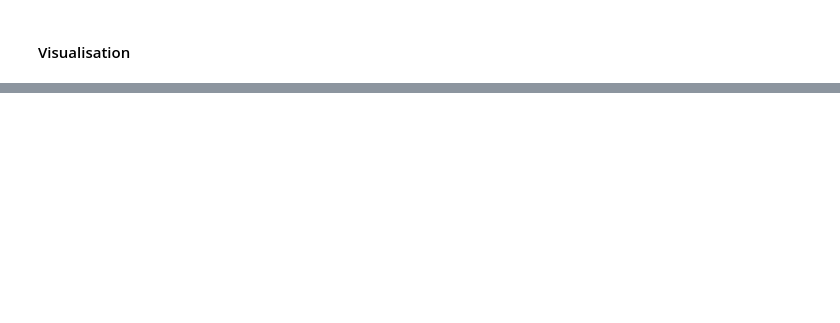
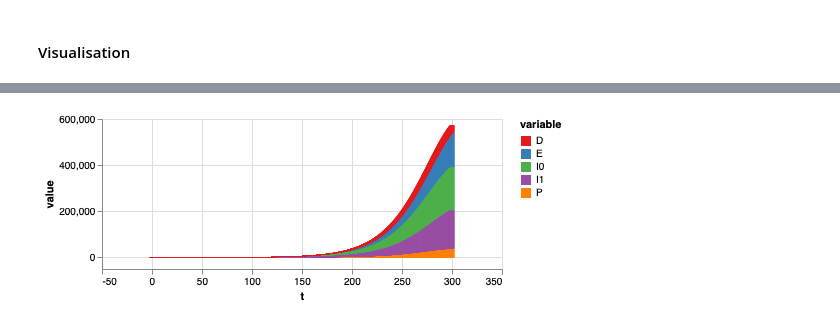
Before and after one commit to rex1fernando/coronavirus, a Jupyter notebook: model.ipynb, the cells around one changed output, grey strips where cells are left out. Saved outputs shown, nothing was run; the diff lists cells and outputs as text; code cells hidden in the pictures; blank space fills up the shorter version.

```diff
--- a/model.ipynb
+++ b/model.ipynb
@@ -119,0 +99,9 @@ sir_out
+# %%
+alt.Chart(plot_values, height=150).mark_bar().encode(
+    x='t',
+    y=alt.Y('value', stack=True),
+    color=alt.Color('variable', scale=alt.Scale(scheme="set1"))
+).properties(
+).interactive()
+# %% [output]
+[figure, added]
```
Also changed, not shown: parts of 11 cells of this notebook, 2 other files.
